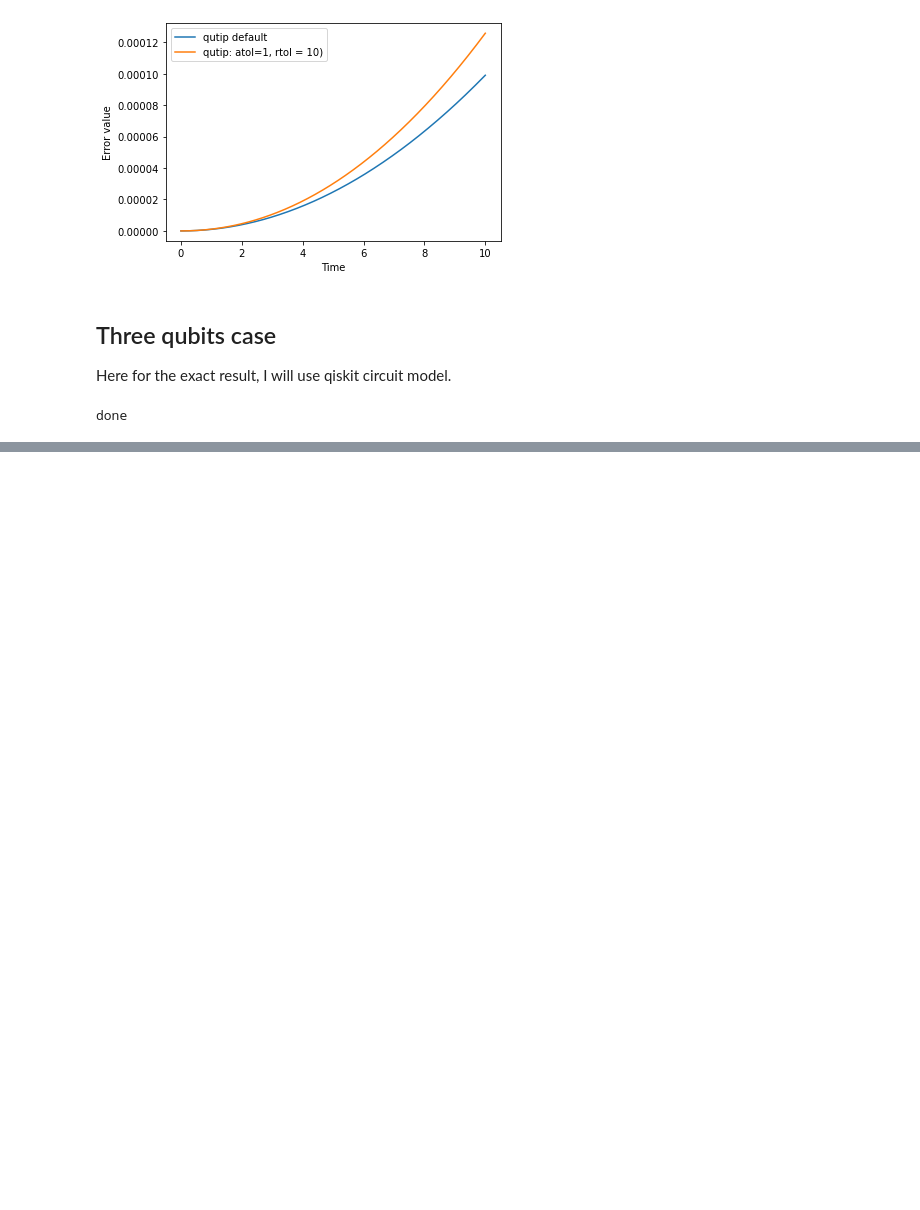
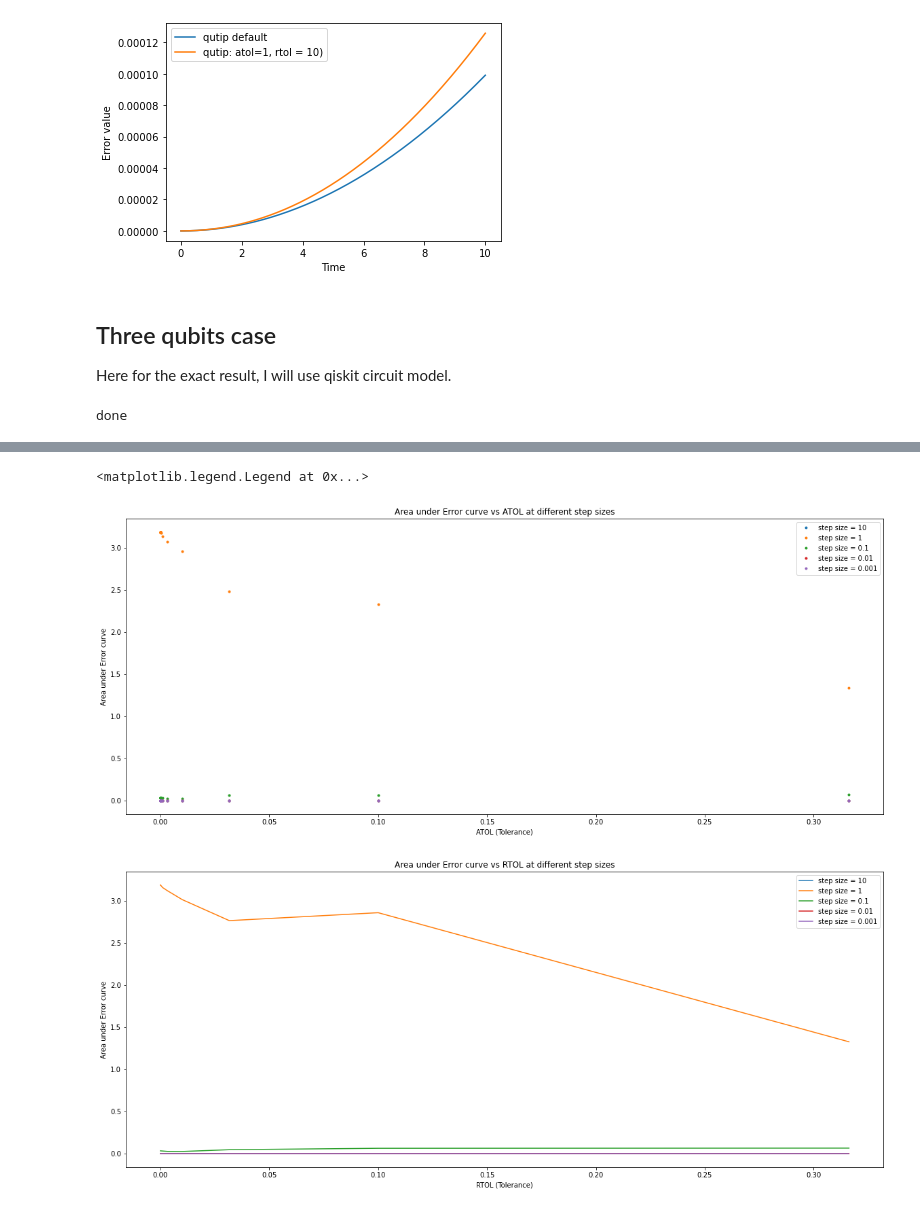
Before and after one commit to majdh98/Summer2021, a Jupyter notebook: N_Qubits_time_independet_Hamiltonian_Simulation.ipynb, the cells around one changed output, grey strips where cells are left out. Drawn from its saved outputs; the diff is of its cells as text; code cells hidden in the pictures; blank space fills up the shorter version.

```diff
--- a/N_Qubits_time_independet_Hamiltonian_Simulation.ipynb
+++ b/N_Qubits_time_independet_Hamiltonian_Simulation.ipynb
@@ -1104,0 +1100,36 @@ print(r)
+# %%
+p = plt.figure(1)
+p.set_figwidth(20)
+p.set_figheight(8)
+p = plt.subplot()
+p.plot(atols, error_area_atol_list[0], ".")
+p.plot(atols, error_area_atol_list[1], ".")
+p.plot(atols, error_area_atol_list[2], ".")
+p.plot(atols, error_area_atol_list[3], ".")
+p.plot(atols, error_area_atol_list[4], ".")
+# p.plot(rtols, error_area_atol_list[0])
+p.set_title("Area under Error curve vs ATOL at different step sizes")
+p.set_ylabel("Area under Error curve")
+p.set_xlabel("ATOL (Tolerance)")
+p.legend(("step size = 10", "step size = 1", "step size = 0.1", "step size = 0.01", "step size = 0.001", "step size = 0.0001"))
+
+
+
+p = plt.figure(2)
+p.set_figwidth(20)
+p.set_figheight(8)
+p = plt.subplot()
+p.plot(rtols, error_area_rtol_list[0])
+p.plot(rtols, error_area_rtol_list[1])
+p.plot(rtols, error_area_rtol_list[2])
+p.plot(rtols, error_area_rtol_list[3])
+p.plot(rtols, error_area_rtol_list[4])
+# p.plot(rtols, error_area_atol_list[0])
+p.set_title("Area under Error curve vs RTOL at different step sizes")
+p.set_ylabel("Area under Error curve")
+p.set_xlabel("RTOL (Tolerance)")
+p.legend(("step size = 10", "step size = 1", "step size = 0.1", "step size = 0.01", "step size = 0.001", "step size = 0.0001"))
+# %% [output]
+<matplotlib.legend.Legend at 0x...>
+[figure, added]
+[figure, added]
```
Also changed, not shown: parts of 26 cells of this notebook, 1 other file.
